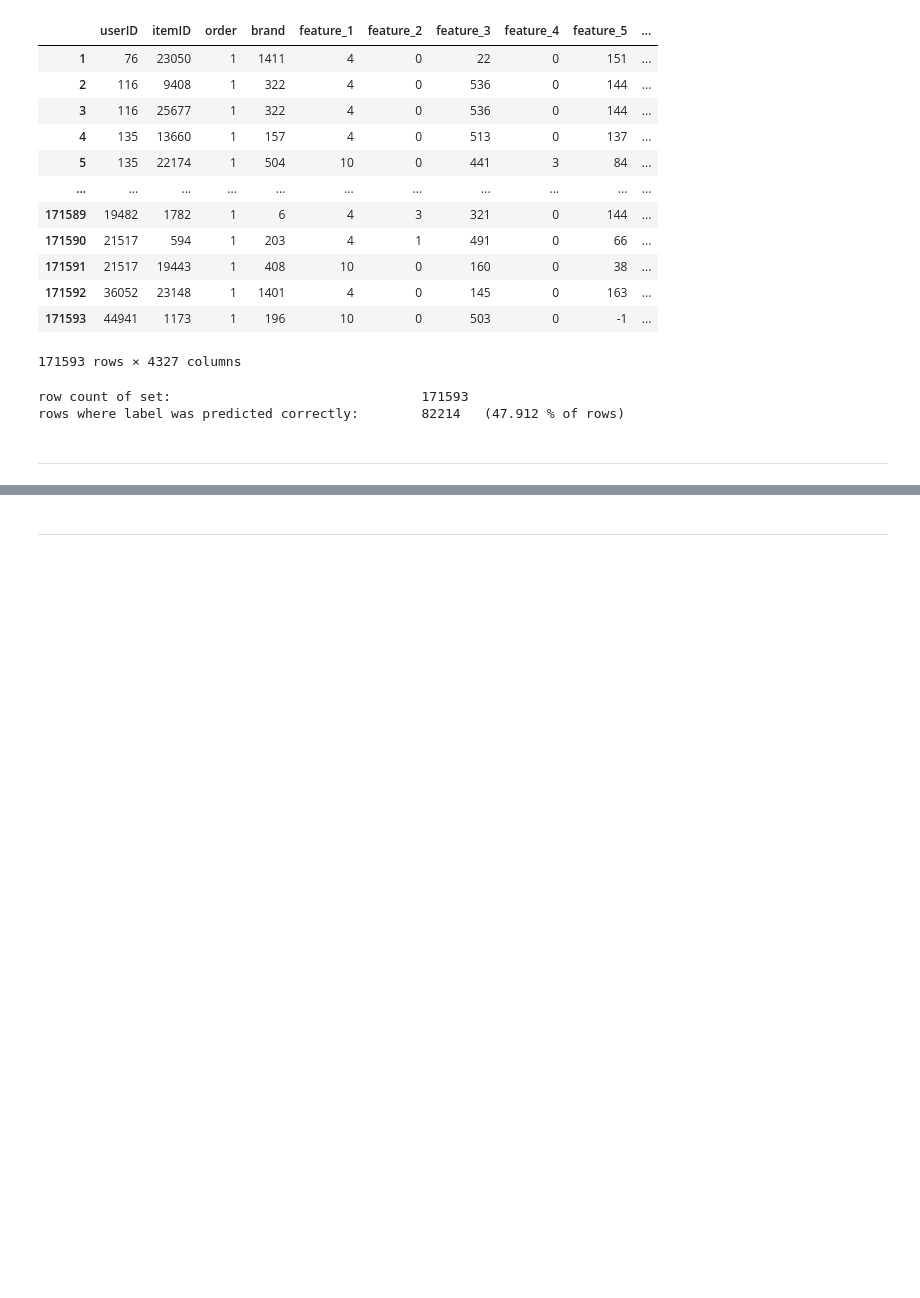
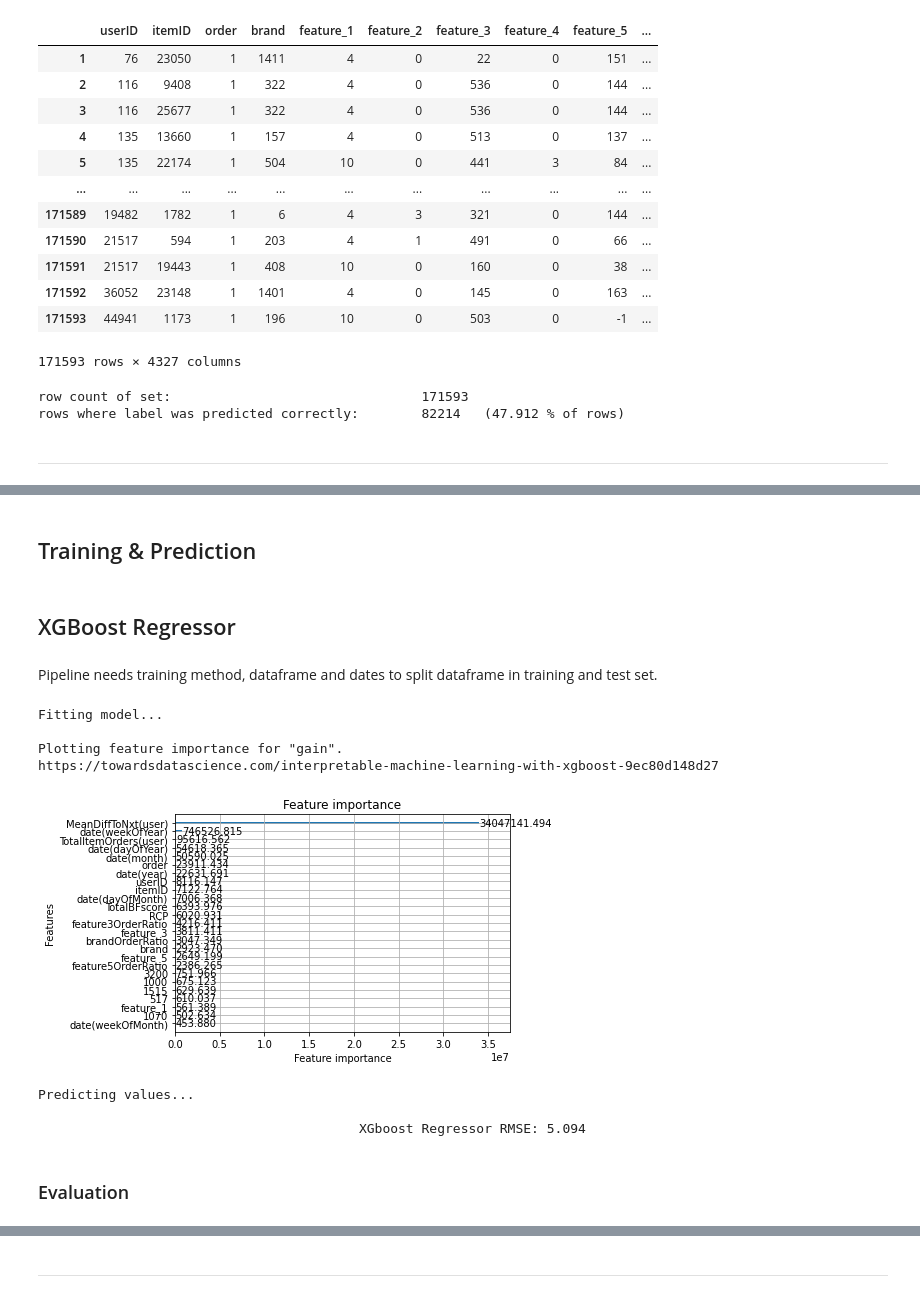
Before and after one commit to SirMightyMo/DMC2022, a Jupyter notebook: Kevin/Python/220624_01_XGBRegression_GPU_wDiffToNextBuy_LW.ipynb, the cells around one changed output, grey strips where cells are left out. Drawn from its saved outputs; the diff is of its cells as text; code cells hidden in the pictures; blank space fills up the shorter version.

```diff
--- a/Kevin/Python/220624_01_XGBRegression_GPU_wDiffToNextBuy_LW.ipynb
+++ b/Kevin/Python/220624_01_XGBRegression_GPU_wDiffToNextBuy_LW.ipynb
@@ -814,0 +935,11 @@ rows where label was predicted correctly:        82214   (47.912 % of rows)
+# %%
+df = pd.read_csv(file, usecols=columns, sep='|', dtype=dtype, nrows=None, converters={
+    'categories': lambda x: [int(i) for i in x[1:-1].split(',')]
+})
+
+# add fake column for ensuring all categories from 0 to 4299 are included
+df.loc[len(df)] = [0 if column != 'categories' else [cat for cat in range(0,4300)] for column in df.columns]
+df.index = df.index + 1  # add index
+
+show_mem_usage(df)
+df
@@ -814,0 +961,28 @@ rows where label was predicted correctly:        82214   (47.912 % of rows)
+# %%
+# multi-hot-encode categories
+cats = df["categories"]
+mlb = MultiLabelBinarizer(sparse_output=False) # Set to True if output binary array is desired in CSR sparse format
+df_multi_hot = pd.DataFrame(mlb.fit_transform(cats), columns=mlb.classes_, index=df.index, dtype=np.int8).astype(pd.SparseDtype(np.uint8,0)) # NaN filled with 0
+
+# drop fake rows from both dataframes (last row) & drop category '9999' standing for missing category
+df_multi_hot.drop(index=df.index[-1], axis=0, inplace=True)
+df_multi_hot = df_multi_hot.iloc[:,:-1]
+df.drop(index=df.index[-1], axis=0, inplace=True)
+
+# join new binarized columns with rest of dataframe
+df = df.join(df_multi_hot, how='inner')
+
+if (len(df[df.isnull().any(axis=1)]) > 0):
+    raise RuntimeError('Join of multi-hot-encoded categories probably created missing values.')
+
+# drop list of categories, since it's not needed anymore
+df.drop('categories', axis=1, inplace=True)
+
+# pop and append 'week' at end of dataframe
+col = df.pop(label)
+df.insert(len(df.columns), col.name, col)
+
+del df_multi_hot
+gc.collect()
+
+df
@@ -814,0 +1006,4 @@ rows where label was predicted correctly:        82214   (47.912 % of rows)
+# %%
+# split DF in X & y
+X_train, y_train = sep_X_y(df)
+X_train
@@ -814,0 +1024,22 @@ rows where label was predicted correctly:        82214   (47.912 % of rows)
+# %% [markdown]
+## Training & Prediction
+# %% [markdown]
+## XGBoost Regressor
+# %% [markdown]
+Pipeline needs training method, dataframe and dates to split dataframe in training and test set.
+# %%
+model = train_lgbm(X_train, y_train)
+# %% [output]
+Fitting model...
+
+Plotting feature importance for "gain".
+https://towardsdatascience.com/interpretable-machine-learning-with-xgboost-9ec80d148d27
+[figure, added]
+# %%
+y_pred = predict_values(model, X_train, y_train)
+# %% [output]
+Predicting values...
+
+                                         XGboost Regressor RMSE: 5.094
+# %% [markdown]
+### Evaluation
```
Also changed, not shown: parts of 44 cells of this notebook.
